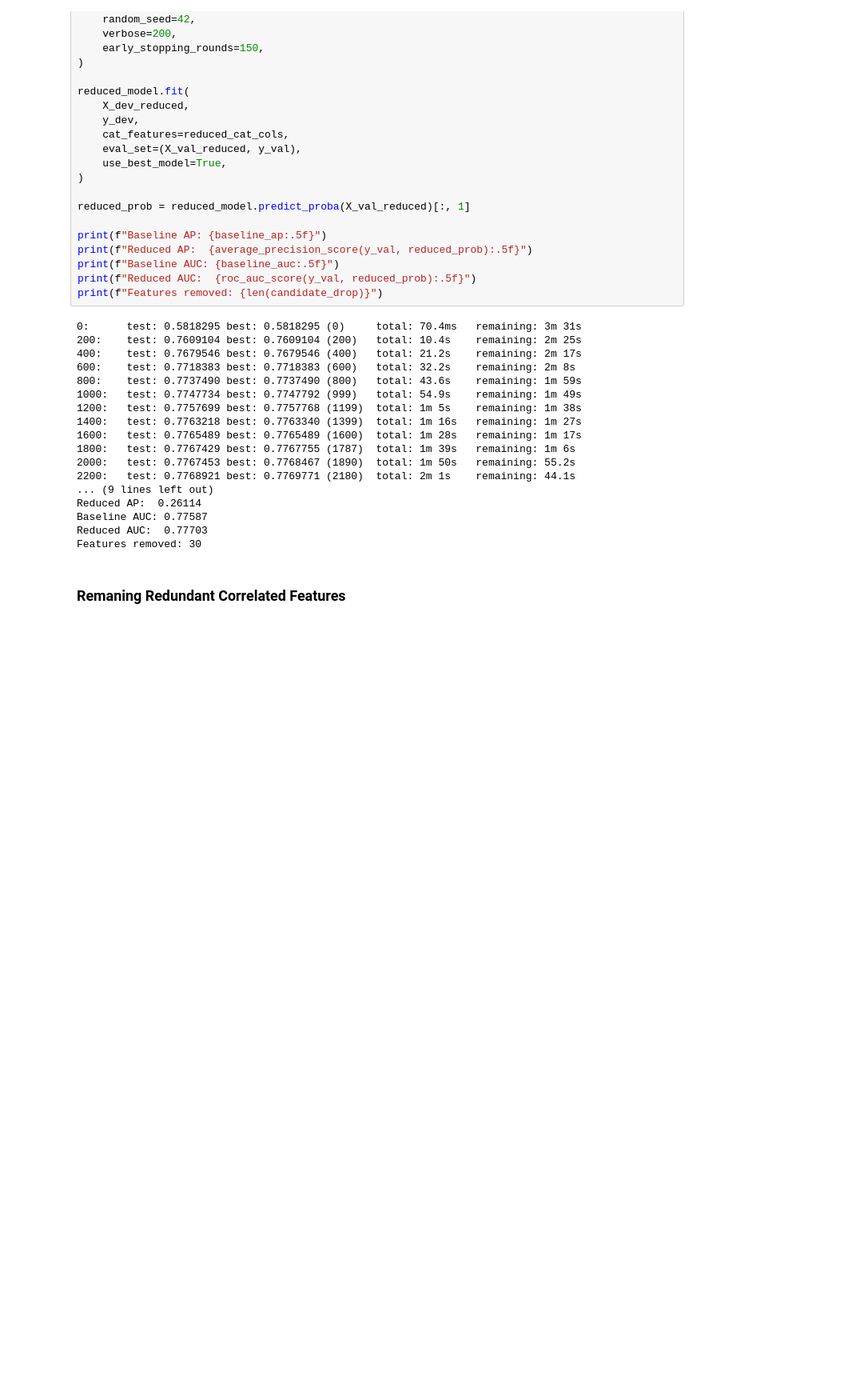
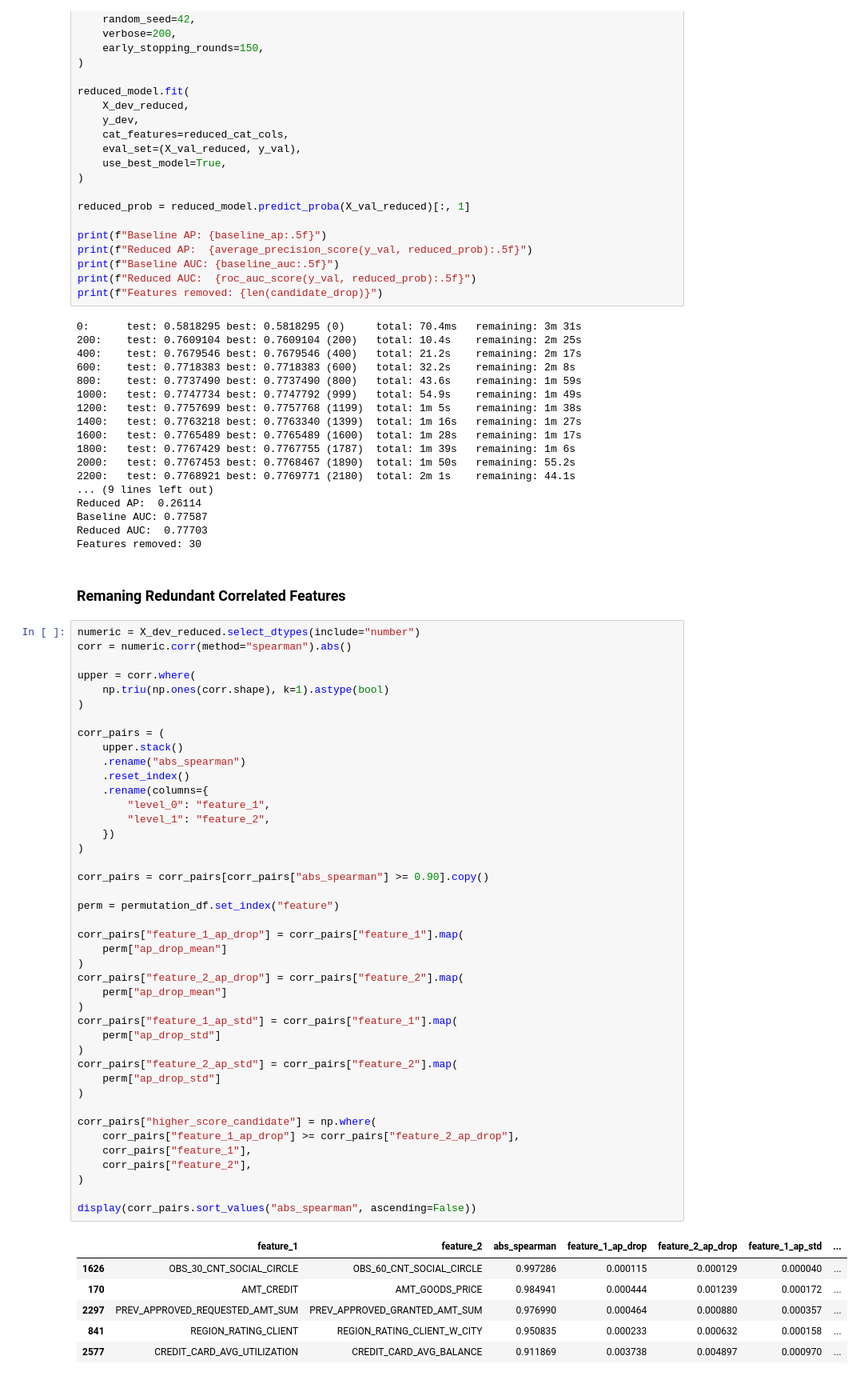
Before and after one commit to Abdelhakiem/Credit_Default_Risk, a Jupyter notebook: notebooks/04_feature_selection.ipynb, the cells around one changed output. Shown at 80% size. Cells and saved outputs as stored; diff of their text form; blank space fills up the shorter version.

Commit message:
feature selection

```diff
--- a/notebooks/04_feature_selection.ipynb
+++ b/notebooks/04_feature_selection.ipynb
@@ -245,3 +245,52 @@ Reduced AUC:  0.77703
 Features removed: 30
 # %% [markdown]
 ### Remaning Redundant Correlated Features
+# %%
+numeric = X_dev_reduced.select_dtypes(include="number")
+corr = numeric.corr(method="spearman").abs()
+
+upper = corr.where(
+    np.triu(np.ones(corr.shape), k=1).astype(bool)
+)
+
+corr_pairs = (
+    upper.stack()
+    .rename("abs_spearman")
+    .reset_index()
+    .rename(columns={
+        "level_0": "feature_1",
+        "level_1": "feature_2",
+    })
+)
+
+corr_pairs = corr_pairs[corr_pairs["abs_spearman"] >= 0.90].copy()
+
+perm = permutation_df.set_index("feature")
+
+corr_pairs["feature_1_ap_drop"] = corr_pairs["feature_1"].map(
+    perm["ap_drop_mean"]
+)
+corr_pairs["feature_2_ap_drop"] = corr_pairs["feature_2"].map(
+    perm["ap_drop_mean"]
+)
+corr_pairs["feature_1_ap_std"] = corr_pairs["feature_1"].map(
+    perm["ap_drop_std"]
+)
+corr_pairs["feature_2_ap_std"] = corr_pairs["feature_2"].map(
+    perm["ap_drop_std"]
+)
+
+corr_pairs["higher_score_candidate"] = np.where(
+    corr_pairs["feature_1_ap_drop"] >= corr_pairs["feature_2_ap_drop"],
+    corr_pairs["feature_1"],
+    corr_pairs["feature_2"],
+)
+
+display(corr_pairs.sort_values("abs_spearman", ascending=False))
+# %% [output]
+|  | feature_1 | feature_2 | abs_spearman | feature_1_ap_drop | feature_2_ap_drop | feature_1_ap_std | ... |
+| 1626 | OBS_30_CNT_SOCIAL_CIRCLE | OBS_60_CNT_SOCIAL_CIRCLE | 0.997286 | 0.000115 | 0.000129 | 0.000040 | ... |
+| 170 | AMT_CREDIT | AMT_GOODS_PRICE | 0.984941 | 0.000444 | 0.001239 | 0.000172 | ... |
+| 2297 | PREV_APPROVED_REQUESTED_AMT_SUM | PREV_APPROVED_GRANTED_AMT_SUM | 0.976990 | 0.000464 | 0.000880 | 0.000357 | ... |
+| 841 | REGION_RATING_CLIENT | REGION_RATING_CLIENT_W_CITY | 0.950835 | 0.000233 | 0.000632 | 0.000158 | ... |
+| 2577 | CREDIT_CARD_AVG_UTILIZATION | CREDIT_CARD_AVG_BALANCE | 0.911869 | 0.003738 | 0.004897 | 0.000970 | ... |
```
Also changed, not shown: parts of 5 cells of this notebook, 3 other files.
